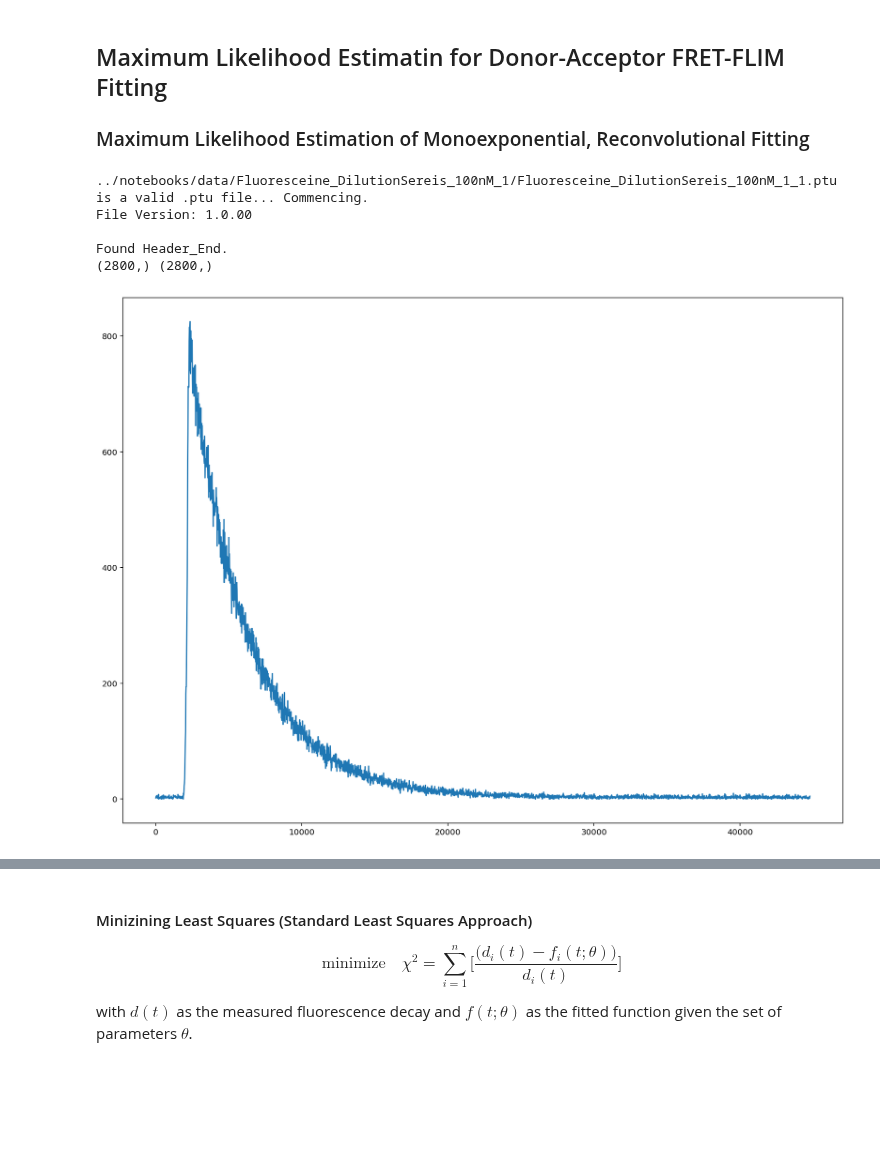
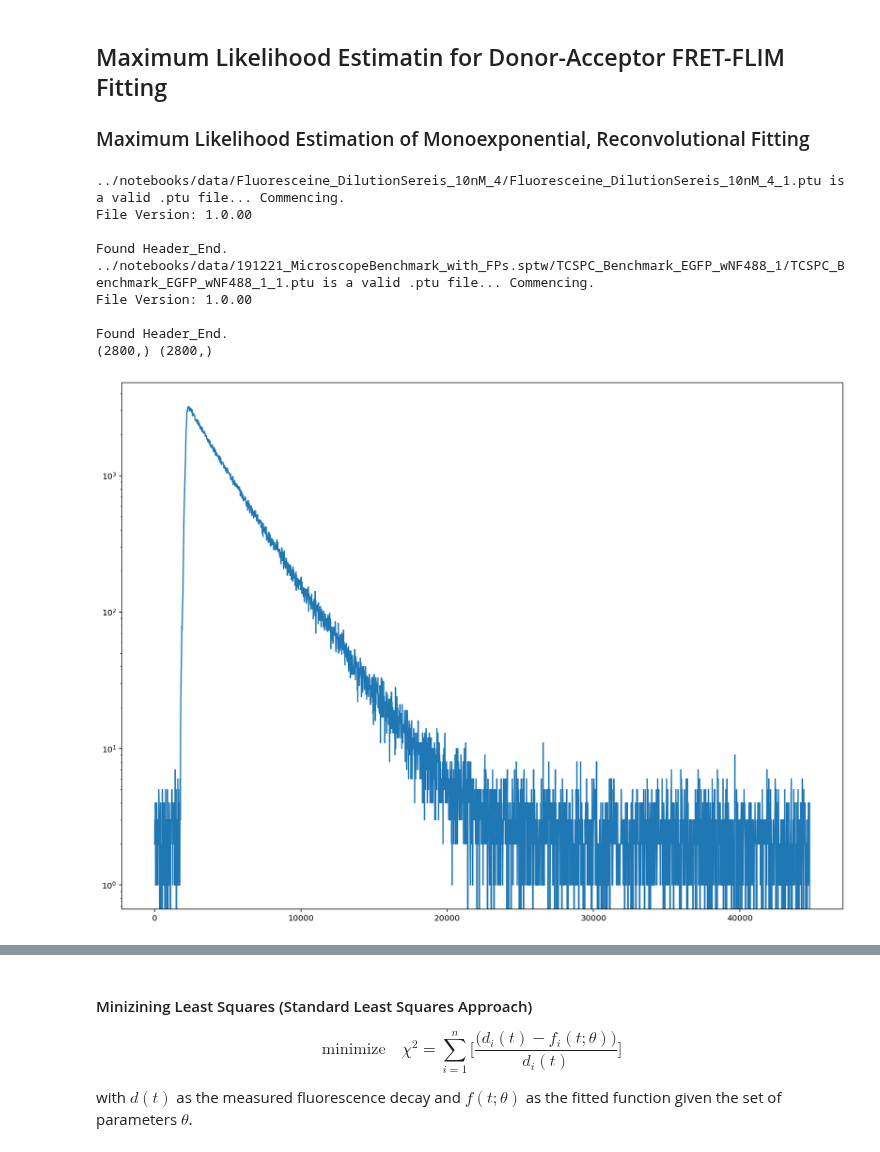
Before and after one commit to Tomkaehst/PhasorFLIM, a Jupyter notebook: notebooks/FLIM Fitting Donor-Acceptor Model.ipynb, the cells around one changed output, grey strips where cells are left out. Cells and saved outputs as stored; diff of their text form; code cells hidden in the pictures; blank space fills up the shorter version.

Commit message:
Finnaly was able to add MLE to monoexponential decay fitting and also testing it on an EGFP decay. Easier than I thought. Next step is to apply that to ODE model and include acceptor decay.

```diff
--- a/notebooks/FLIM Fitting Donor-Acceptor Model.ipynb
+++ b/notebooks/FLIM Fitting Donor-Acceptor Model.ipynb
@@ -180,8 +180,8 @@ sim_params = np.array((
     750, # A(0)
     0.1, # A*(0)
     2500, #kf_D in ps
-    3000, #k_r in ps
-    1400, #kf_A in ps
+    50000, #k_r in ps
+    3000, #kf_A in ps
     150, #sigma in ps
     5000, #mu in ps
     2, #offset in y
@@ -843,37 +843,42 @@ def minimization_least_squares(para_est, t, data, weighted = False):
 
     return(resids)
 
 
 # Loading fluoresceine decay
-fluoresceine_raw = readPTU('../notebooks/data/Fluoresceine_DilutionSereis_100nM_1/Fluoresceine_DilutionSereis_100nM_1_1.ptu')
+fluoresceine_raw = readPTU('../notebooks/data/Fluoresceine_DilutionSereis_10nM_4/Fluoresceine_DilutionSereis_10nM_4_1.ptu')
+fluoresceine_raw = readPTU('../notebooks/data/191221_MicroscopeBenchmark_with_FPs.sptw/TCSPC_Benchmark_EGFP_wNF488_1/TCSPC_Benchmark_EGFP_wNF488_1_1.ptu')
 fluoresceine_c1, fluoresceine_c1_intImg = buildFLIMArray(fluoresceine_raw[0],
                                     channel = 0,
                                     linesinfile = fluoresceine_raw[1]['LinesInFile'],
                                     pixelsx = fluoresceine_raw[1]['PixelsX'],
                                     pixelsy = fluoresceine_raw[1]['PixelsY'],
                                     globRes = fluoresceine_raw[1]['GlobalResolution'],
                                     timeRes = fluoresceine_raw[1]['Resolution'],
                                     spatialBinning = 5,
                                     temporalBinning = 0)
 fluoresceine_c1_sumDecay = np.sum(np.sum(fluoresceine_c1, axis=0), axis=0)[0:2800]
 
 # Generating time axis from TCSPC data
 tEnd = fluoresceine_raw[1]['GlobalResolution'] * 1e12
 dt = fluoresceine_raw[1]['Resolution'] * 1e12
 numBins = math.ceil((tEnd/dt))
 tAxis = np.linspace(0, tEnd, numBins)[0:2800]
 print(tAxis.shape, fluoresceine_c1_sumDecay.shape)
 
 plt.plot(tAxis, fluoresceine_c1_sumDecay)
-plt.yscale('linear')
+plt.yscale('log')
 plt.show()
 # %% [output]
-../notebooks/data/Fluoresceine_DilutionSereis_100nM_1/Fluoresceine_DilutionSereis_100nM_1_1.ptu is a valid .ptu file... Commencing.
+../notebooks/data/Fluoresceine_DilutionSereis_10nM_4/Fluoresceine_DilutionSereis_10nM_4_1.ptu is a valid .ptu file... Commencing.
+File Version: 1.0.00
+
+Found Header_End.
+../notebooks/data/191221_MicroscopeBenchmark_with_FPs.sptw/TCSPC_Benchmark_EGFP_wNF488_1/TCSPC_Benchmark_EGFP_wNF488_1_1.ptu is a valid .ptu file... Commencing.
 File Version: 1.0.00
 
 Found Header_End.
 (2800,) (2800,)
-[figure, old version]
+[figure, new version]
 # %%
 # Fitting by optimizing towards residuals
 ## Defining fitting function and perfoming fit
```
Also changed, not shown: parts of 13 cells of this notebook, 1 other file.
